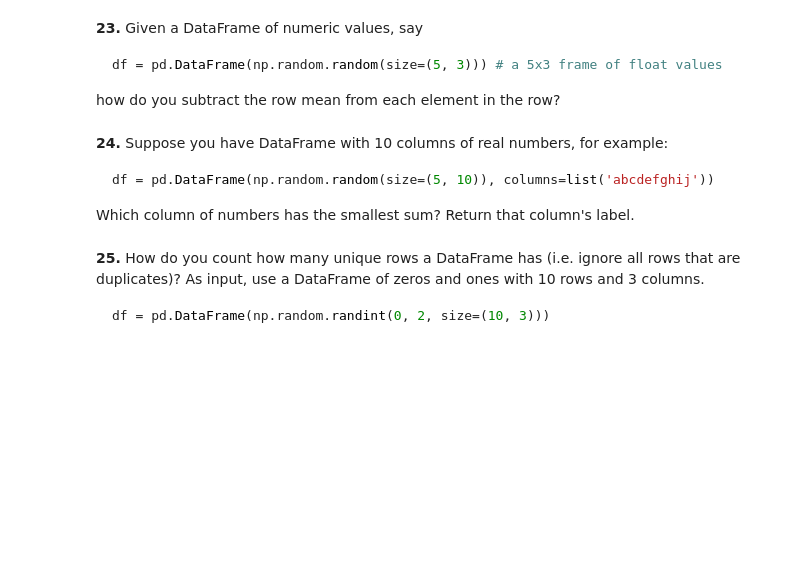
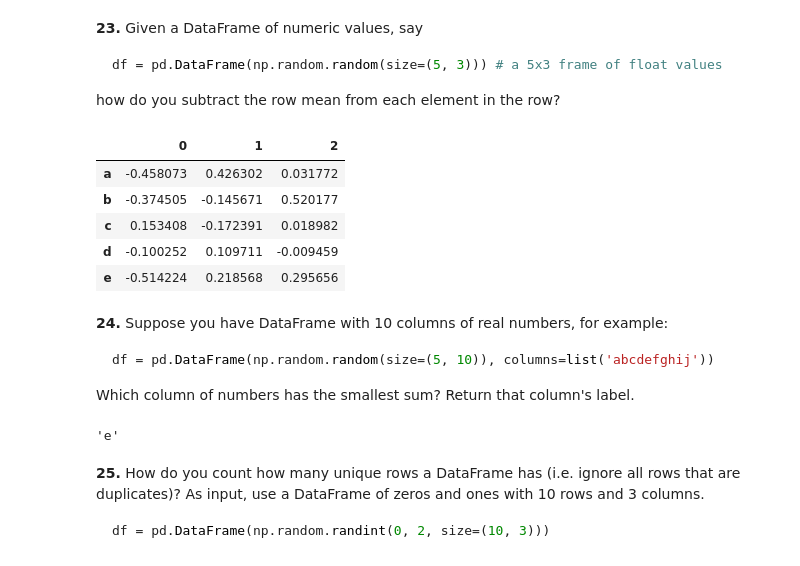
Before and after one commit to gp1981/100-pandas-puzzles, a Jupyter notebook: 100-pandas-puzzles.ipynb, the cells around one changed output. Cells and saved outputs as stored; diff of their text form; code cells hidden in the pictures; blank space fills up the shorter version.

````diff
--- a/100-pandas-puzzles.ipynb
+++ b/100-pandas-puzzles.ipynb
@@ -328,6 +340,18 @@ df = pd.DataFrame(np.random.random(size=(5, 3))) # a 5x3 frame of float values
 ```
 
 how do you subtract the row mean from each element in the row?
+# %%
+import numpy as np
+df = pd.DataFrame(np.random.random(size=(5, 3)), index=['a','b','c','d','e']) # a 5x3 frame of float values
+df
+df.subtract(df.mean(axis=1),axis=0)
+# %% [output]
+|  | 0 | 1 | 2 |
+| a | -0.458073 | 0.426302 | 0.031772 |
+| b | -0.374505 | -0.145671 | 0.520177 |
+| c | 0.153408 | -0.172391 | 0.018982 |
+| d | -0.100252 | 0.109711 | -0.009459 |
+| e | -0.514224 | 0.218568 | 0.295656 |
 # %% [markdown]
 **24.** Suppose you have DataFrame with 10 columns of real numbers, for example:
 
@@ -335,6 +359,11 @@ how do you subtract the row mean from each element in the row?
 df = pd.DataFrame(np.random.random(size=(5, 10)), columns=list('abcdefghij'))
 ```
 Which column of numbers has the smallest sum?  Return that column's label.
+# %%
+df = pd.DataFrame(np.random.random(size=(5, 10)), columns=list('abcdefghij'))
+df.sum().idxmin()
+# %% [output]
+'e'
 # %% [markdown]
 **25.** How do you count how many unique rows a DataFrame has (i.e. ignore all rows that are duplicates)? As input, use a DataFrame of zeros and ones with 10 rows and 3 columns.
 
````
Also changed, not shown: parts of 2 cells of this notebook, 1 other file.
